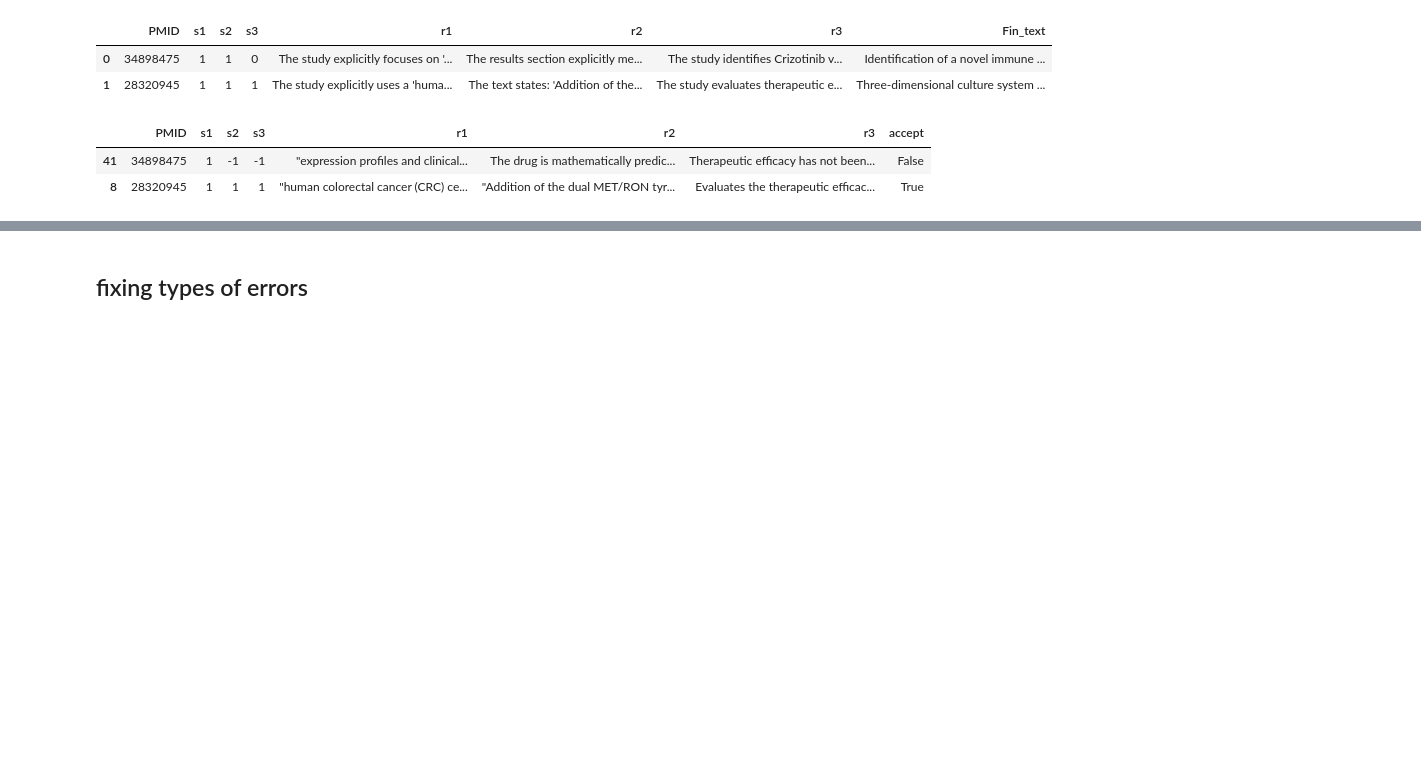
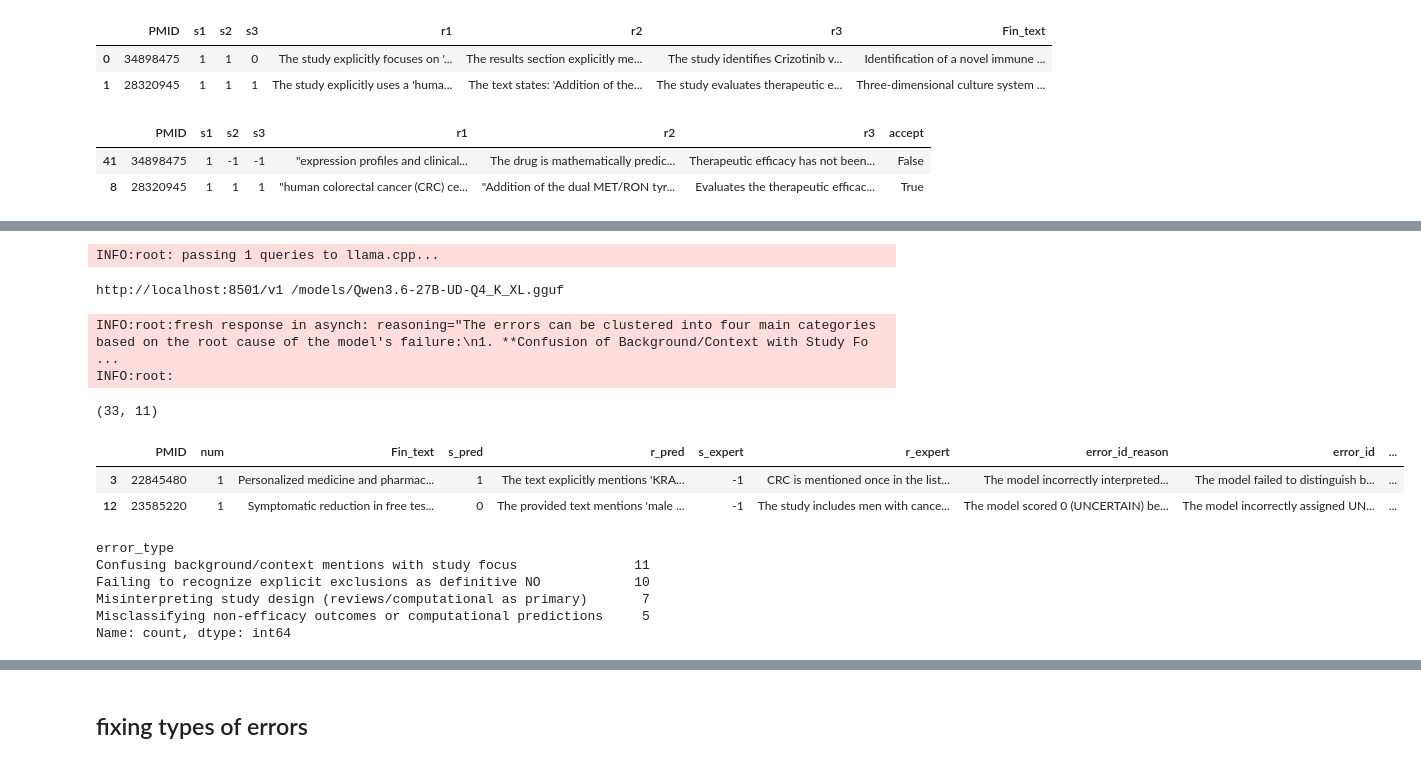
Before and after one commit to vnleonenko/GenerativeBenchmarkAI, a Jupyter notebook: mary/genben.ipynb, the cells around one changed output, grey strips where cells are left out. Cells and saved outputs as stored; diff of their text form; code cells hidden in the pictures; blank space fills up the shorter version.

Commit message:
error type clustering

```diff
--- a/mary/genben.ipynb
+++ b/mary/genben.ipynb
@@ -238,8 +235,9 @@ errors_df.iloc[:3]
 # %%
-r = main.find_ind_errors(errors_df=errors_df.iloc[:3],
+error_id_df = main.find_ind_errors(errors_df=errors_df,
                             fin_condition='Colorectal cancer',
                             treatment='Crizotinib')
-r
+print(error_id_df.shape)
+error_id_df.head(2)
 # %% [output]
 INFO:root:22845480, 1, The text explicitly mentions 'KRAS against the use of cetuximab and panitumumab in colorectal cancer', confirming that colorectal cancer is a studied disease/condition in the co ...
 INFO:root:23585220, 1, The provided text mentions 'male cancer patients' but does not specify the type of cancer (e.g., colorectal, lung, etc.). Therefore, it is uncertain if the study includes patien ...
@@ -260,24 +316,6 @@ INFO:root:
 # %%
-from queries import papers_criteria as papers_criteria
-error_one = errors_df.values[0]
-pmid, num,abstract,model_score,model_rationale,expert_score,expert_rationale =  error_one
-
-fin_condition='Colorectal cancer'
-treatment='Crizotinib'
-
-user_prompt = """
-eligibility_criteria = "{eligibility_criteria}"
-abstract = "{abstract}"
-model_rationale = "{model_rationale}"
-expert_rationale = "{expert_rationale}"
-model_score = {model_score}
-expert_score = {expert_score}
-your_response =
-"""
-user_prompt = user_prompt.format(eligibility_criteria = papers_criteria[num-1].format(treatment=treatment,
-                                                                                      fin_condition=fin_condition),
-                                 abstract=abstract,model_rationale=model_rationale,
-                                 expert_rationale=expert_rationale,model_score=model_score,
-                                 expert_score=expert_score)
-print(user_prompt)
+merged = pd.merge(q,df1,left_on=['PMID','num'],right_on=['PMID_статьи','Номер_критерия'],
+        how='left')
+print(merged.shape)
+merged.drop(columns=['PMID_статьи','Номер_критерия']).values
 # %% [output]
@@ -290,0 +340,23 @@ your_response =
+# %%
+error_type_df, outs = main.find_error_clusters(error_id_df,
+                                                fin_condition, treatment)
+print(error_type_df.shape)
+error_type_df.head(2)
+# %% [output]
+INFO:root: passing 1 queries to llama.cpp...
+http://localhost:8501/v1 /models/Qwen3.6-27B-UD-Q4_K_XL.gguf
+INFO:root:fresh response in asynch: reasoning="The errors can be clustered into four main categories based on the root cause of the model's failure:\n1. **Confusion of Background/Context with Study Fo ...
+INFO:root:
+(33, 11)
+|  | PMID | num | Fin_text | s_pred | r_pred | s_expert | r_expert | error_id_reason | error_id | ... |
+| 3 | 22845480 | 1 | Personalized medicine and pharmac... | 1 | The text explicitly mentions 'KRA... | -1 | CRC is mentioned once in the list... | The model incorrectly interpreted... | The model failed to distinguish b... | ... |
+| 12 | 23585220 | 1 | Symptomatic reduction in free tes... | 0 | The provided text mentions 'male ... | -1 | The study includes men with cance... | The model scored 0 (UNCERTAIN) be... | The model incorrectly assigned UN... | ... |
+# %%
+error_type_df.error_type.value_counts()
+# %% [output]
+error_type
+Confusing background/context mentions with study focus               11
+Failing to recognize explicit exclusions as definitive NO            10
+Misinterpreting study design (reviews/computational as primary)       7
+Misclassifying non-efficacy outcomes or computational predictions     5
+Name: count, dtype: int64
```
Also changed, not shown: parts of 8 cells of this notebook, 2 other files.
